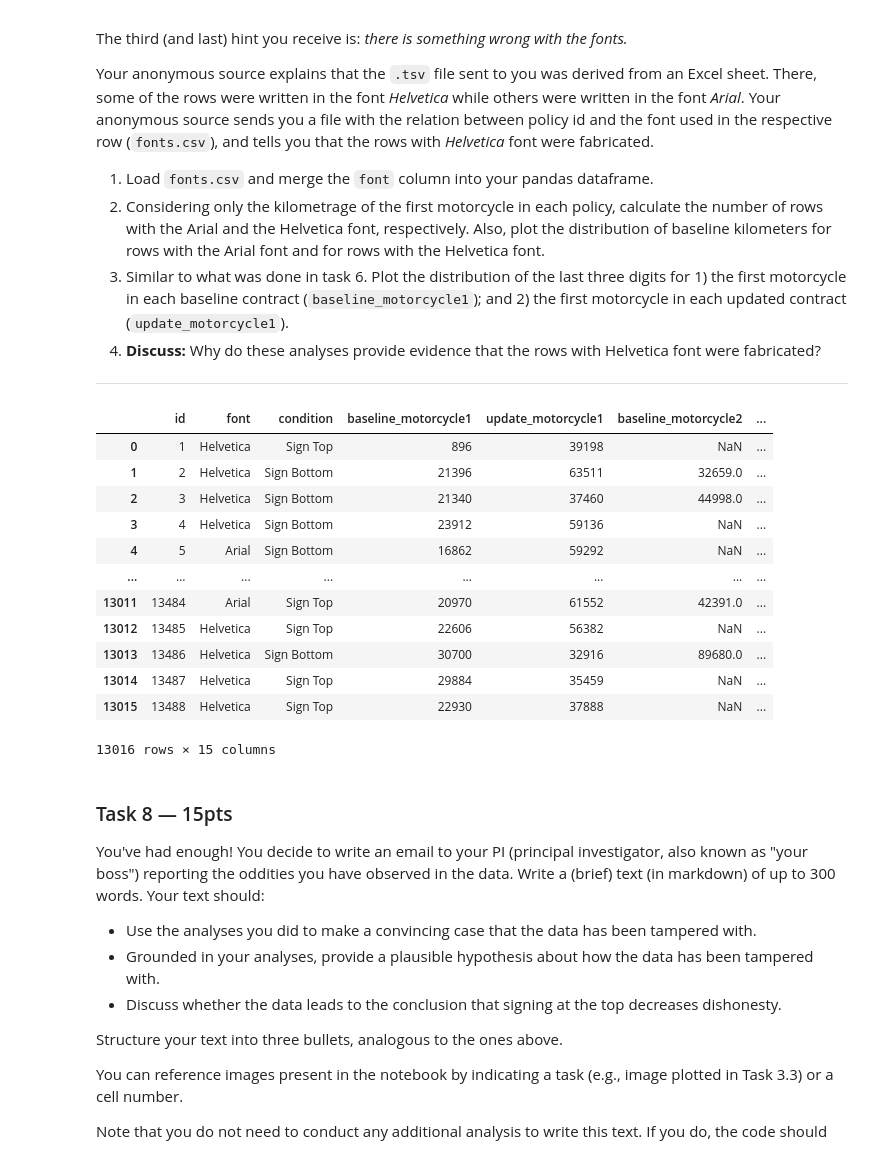
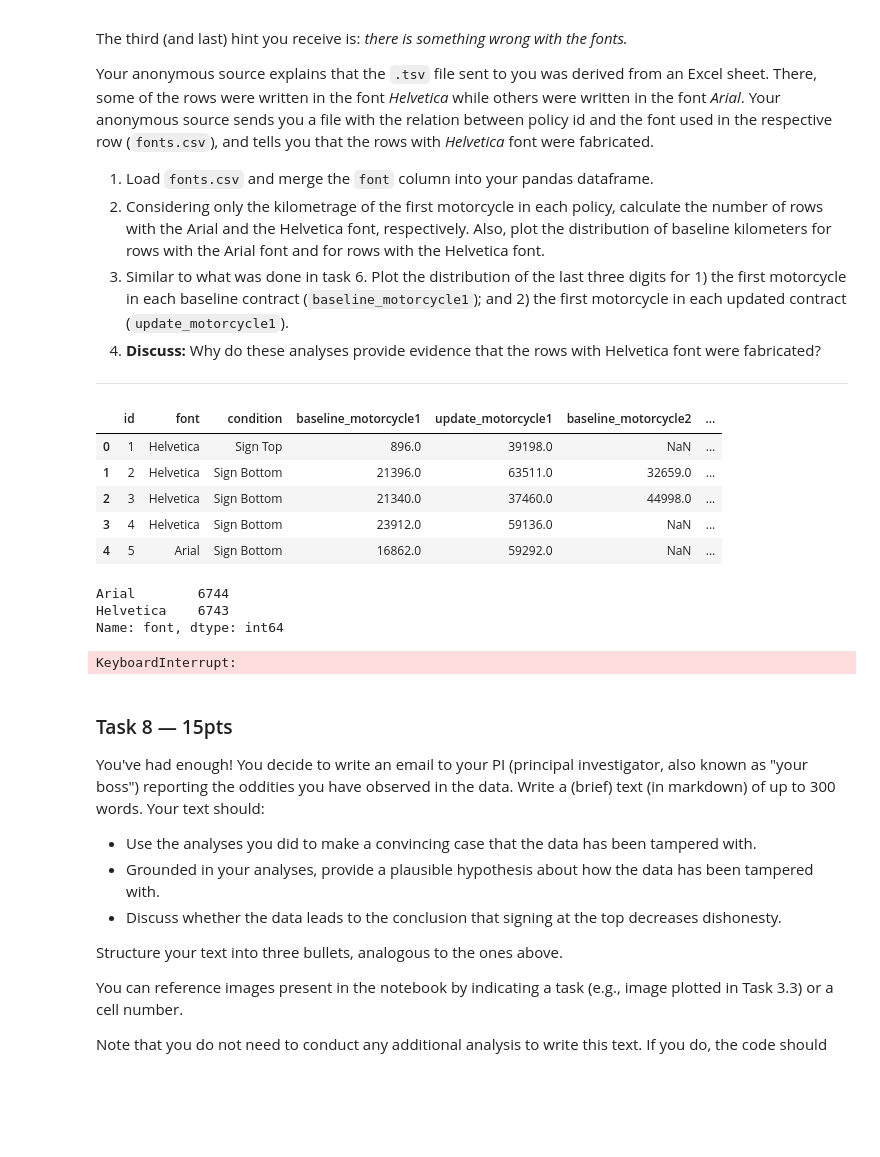
Before and after one commit to npont/ADA_HW, a Jupyter notebook: hw1 (2).ipynb, the cells around one changed output. Saved outputs shown, nothing was run; the diff lists cells and outputs as text; code cells hidden in the pictures; blank space fills up the shorter version.

```diff
--- a/hw1 (2).ipynb
+++ b/hw1 (2).ipynb
@@ -583,18 +589,33 @@ each baseline contract (`baseline_motorcycle1`); and 2) the first motorcycle in
 data_folder = 'data/'
 fonts=pd.read_csv(data_folder+'fonts.csv')
 data=data.drop(['LastDigit_baseline', 'LastDigit_update'], 1)
-pd.merge(fonts,data)
+merge = pd.merge(fonts,data)
-# %% [output]
-|  | id | font | condition | baseline_motorcycle1 | update_motorcycle1 | baseline_motorcycle2 | ... |
-| 0 | 1 | Helvetica | Sign Top | 896 | 39198 | NaN | ... |
-| 1 | 2 | Helvetica | Sign Bottom | 21396 | 63511 | 32659.0 | ... |
-| 2 | 3 | Helvetica | Sign Bottom | 21340 | 37460 | 44998.0 | ... |
-| 3 | 4 | Helvetica | Sign Bottom | 23912 | 59136 | NaN | ... |
-| 4 | 5 | Arial | Sign Bottom | 16862 | 59292 | NaN | ... |
-| ... | ... | ... | ... | ... | ... | ... | ... |
-| 13011 | 13484 | Arial | Sign Top | 20970 | 61552 | 42391.0 | ... |
-| 13012 | 13485 | Helvetica | Sign Top | 22606 | 56382 | NaN | ... |
-| 13013 | 13486 | Helvetica | Sign Bottom | 30700 | 32916 | 89680.0 | ... |
-| 13014 | 13487 | Helvetica | Sign Top | 29884 | 35459 | NaN | ... |
-| 13015 | 13488 | Helvetica | Sign Top | 22930 | 37888 | NaN | ... |
-13016 rows × 15 columns
+# %%
+merge.head()
+# %% [output]
+|  | id | font | condition | baseline_motorcycle1 | update_motorcycle1 | baseline_motorcycle2 | ... |
+| 0 | 1 | Helvetica | Sign Top | 896.0 | 39198.0 | NaN | ... |
+| 1 | 2 | Helvetica | Sign Bottom | 21396.0 | 63511.0 | 32659.0 | ... |
+| 2 | 3 | Helvetica | Sign Bottom | 21340.0 | 37460.0 | 44998.0 | ... |
+| 3 | 4 | Helvetica | Sign Bottom | 23912.0 | 59136.0 | NaN | ... |
+| 4 | 5 | Arial | Sign Bottom | 16862.0 | 59292.0 | NaN | ... |
+# %%
+#7.2
+merge['font'].value_counts()
+# %% [output]
+Arial        6744
+Helvetica    6743
+Name: font, dtype: int64
+# %%
+#7.2
+bins = np.linspace(-0,1, 35000, 50)
+
+plt.hist(merge[merge.font=='Helvetica']['baseline_motorcycle1'], bins, alpha=0.5, label='Helvetica')
+plt.hist(merge[merge.font=='Arial']['baseline_motorcycle1'], bins, alpha = 0.4, label='Arial')
+plt.legend(loc='upper right')
+plt.xlabel('Kilometrage')
+plt.ylabel('Number of Motorcycles')
+plt.title('Distribution of baseline kilometers for rows with the Arial font and for rows with the Helvetica font')
+plt.show()
+# %% [output]
+KeyboardInterrupt:
```
Also changed, not shown: parts of 16 cells of this notebook.
